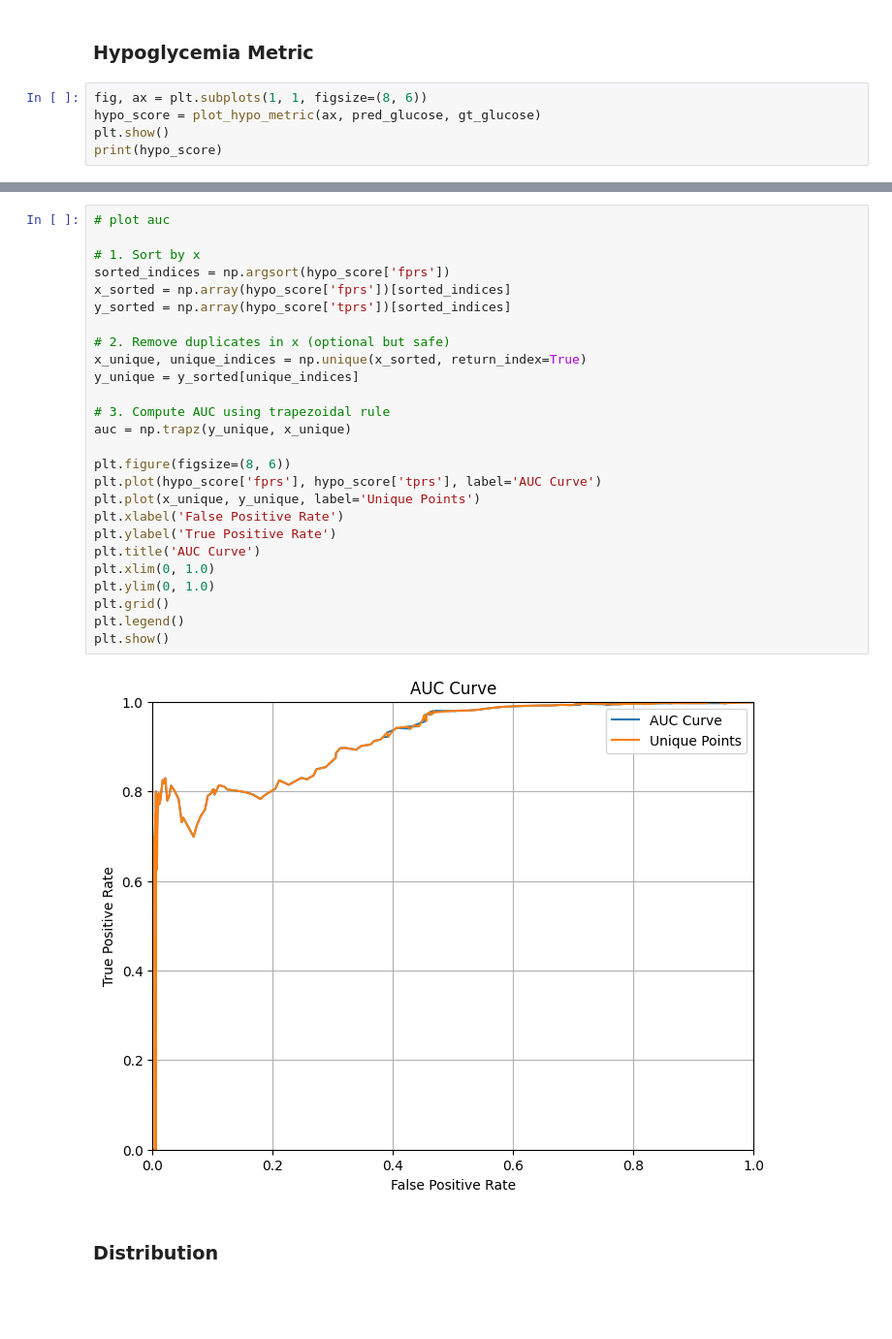
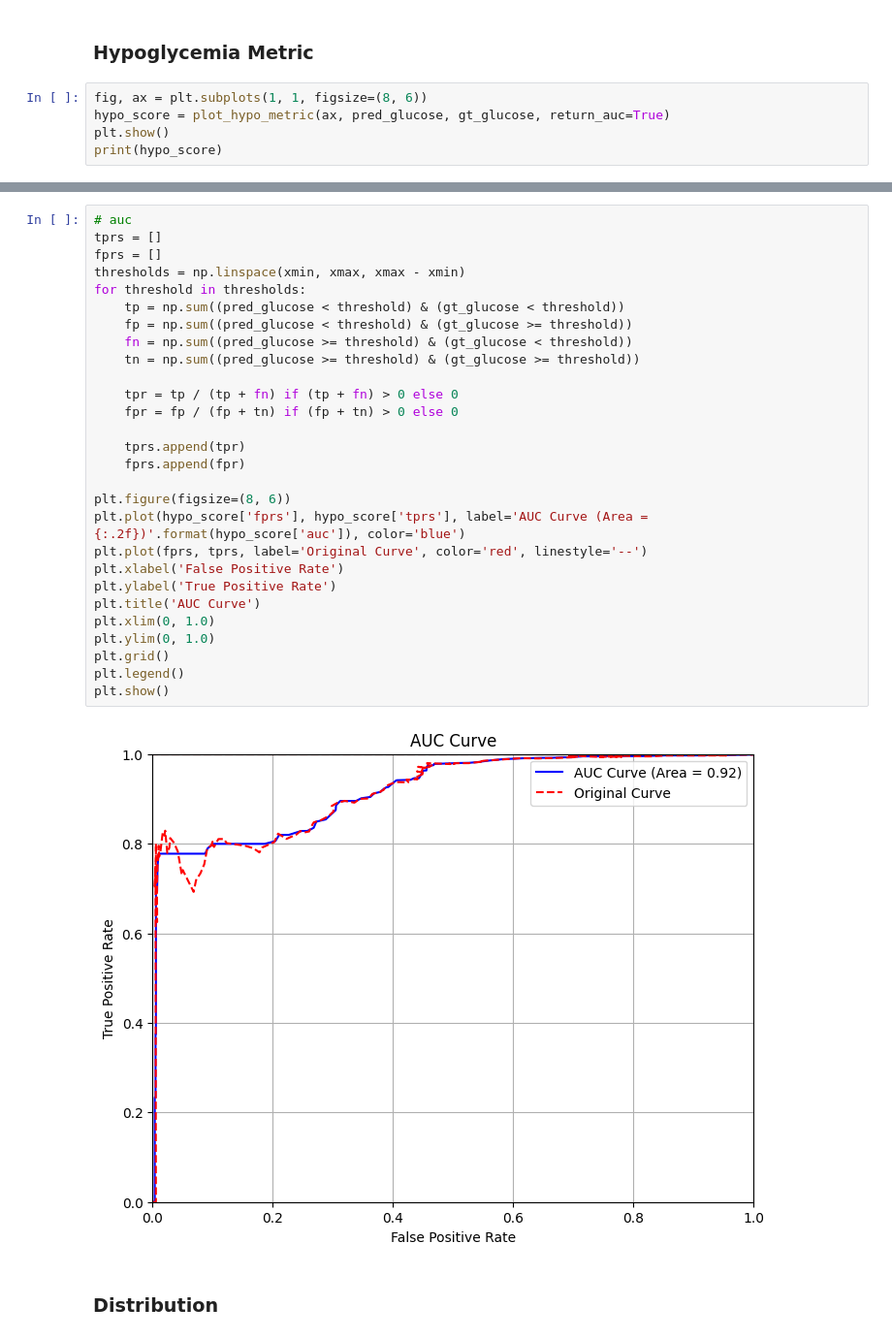
Before and after one commit to PSI-TAMU/GlucoseBench, a Jupyter notebook: demo.ipynb, the cells around one changed output, grey strips where cells are left out. Shown at 97% size. Cells and saved outputs as stored; diff of their text form; blank space fills up the shorter version.

```diff
--- a/demo.ipynb
+++ b/demo.ipynb
@@ -26,7 +26,7 @@ print(clarke_score)
 ### Hypoglycemia Metric
 # %%
 fig, ax = plt.subplots(1, 1, figsize=(8, 6))
-hypo_score = plot_hypo_metric(ax, pred_glucose, gt_glucose)
+hypo_score = plot_hypo_metric(ax, pred_glucose, gt_glucose, return_auc=True)
 plt.show()
 print(hypo_score)
 # %% [output]
@@ -35,31 +51,33 @@ print(hypo_score)
-# %%
-# plot auc
-
-# 1. Sort by x
-sorted_indices = np.argsort(hypo_score['fprs'])
-x_sorted = np.array(hypo_score['fprs'])[sorted_indices]
-y_sorted = np.array(hypo_score['tprs'])[sorted_indices]
-
-# 2. Remove duplicates in x (optional but safe)
-x_unique, unique_indices = np.unique(x_sorted, return_index=True)
-y_unique = y_sorted[unique_indices]
-
-# 3. Compute AUC using trapezoidal rule
-auc = np.trapz(y_unique, x_unique)
-
-plt.figure(figsize=(8, 6))
-plt.plot(hypo_score['fprs'], hypo_score['tprs'], label='AUC Curve')
-plt.plot(x_unique, y_unique, label='Unique Points')
-plt.xlabel('False Positive Rate')
-plt.ylabel('True Positive Rate')
-plt.title('AUC Curve')
-plt.xlim(0, 1.0)
-plt.ylim(0, 1.0)
-plt.grid()
-plt.legend()
-plt.show()
-# %% [output]
-[figure, removed]
+# %%
+# auc
+tprs = []
+fprs = []
+thresholds = np.linspace(xmin, xmax, xmax - xmin)
+for threshold in thresholds:
+    tp = np.sum((pred_glucose < threshold) & (gt_glucose < threshold))
+    fp = np.sum((pred_glucose < threshold) & (gt_glucose >= threshold))
+    fn = np.sum((pred_glucose >= threshold) & (gt_glucose < threshold))
+    tn = np.sum((pred_glucose >= threshold) & (gt_glucose >= threshold))
+
+    tpr = tp / (tp + fn) if (tp + fn) > 0 else 0
+    fpr = fp / (fp + tn) if (fp + tn) > 0 else 0
+
+    tprs.append(tpr)
+    fprs.append(fpr)
+
+plt.figure(figsize=(8, 6))
+plt.plot(hypo_score['fprs'], hypo_score['tprs'], label='AUC Curve (Area = {:.2f})'.format(hypo_score['auc']), color='blue')
+plt.plot(fprs, tprs, label='Original Curve', color='red', linestyle='--')
+plt.xlabel('False Positive Rate')
+plt.ylabel('True Positive Rate')
+plt.title('AUC Curve')
+plt.xlim(0, 1.0)
+plt.ylim(0, 1.0)
+plt.grid()
+plt.legend()
+plt.show()
+# %% [output]
+[figure, added]
 # %% [markdown]
 ### Distribution
 # %%
```
Also changed, not shown: parts of 1 cell of this notebook, 2 other files.
